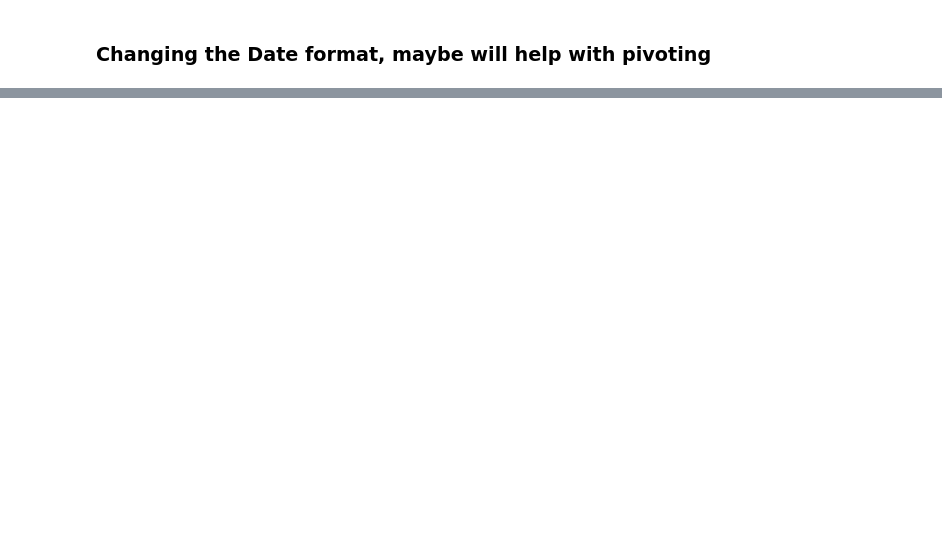
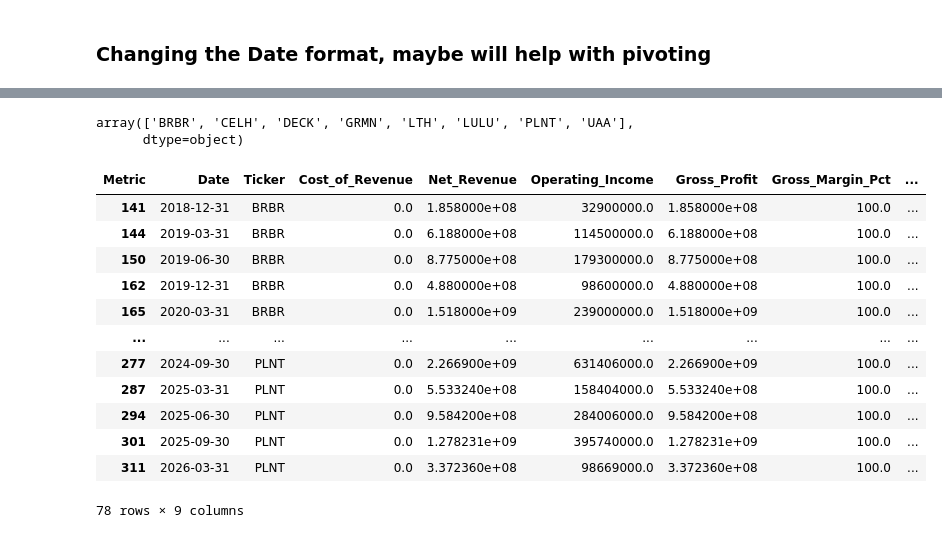
Before and after one commit to nickjung0526/Gymflation-Project, a Jupyter notebook: ProjectSEC.ipynb, the cells around one changed output, grey strips where cells are left out. Cells and saved outputs as stored; diff of their text form; code cells hidden in the pictures; blank space fills up the shorter version.

```diff
--- a/ProjectSEC.ipynb
+++ b/ProjectSEC.ipynb
@@ -166,0 +199,14 @@ df_clean.head()
+# %%
+df_clean = df_clean.sort_values(by= ["Ticker", "Date"])
+
+## Make sure that all tickers are present
+print(f"These are the unique columns made {df_clean['Ticker'].unique()} \n")
+
+## this is to show the shape
+print(f"This is the messy dataframe {df_pivot.shape} \nThis is the clean dataset {df_clean.shape}. \n")
+
+## Messy DF including the 0 for net revenue
+print(f"This is the Messy data table: \n{df_pivot.head(5)}\n")
+
+## Cleaned DF
+print(f"This is the cleaned data table: \n{df_clean.head(5)}")
@@ -194,0 +247,21 @@ SyntaxError: invalid syntax (4238376967.py, line 1)
+# %%
+df_clean["Ticker"].unique()
+# %% [output]
+array(['BRBR', 'CELH', 'DECK', 'GRMN', 'LTH', 'LULU', 'PLNT', 'UAA'],
+      dtype=object)
+# %%
+df_clean[df_clean['Cost_of_Revenue'] == 0]
+# %% [output]
+| Metric | Date | Ticker | Cost_of_Revenue | Net_Revenue | Operating_Income | Gross_Profit | Gross_Margin_Pct | ... |
+| 141 | 2018-12-31 | BRBR | 0.0 | 1.858000e+08 | 32900000.0 | 1.858000e+08 | 100.0 | ... |
+| 144 | 2019-03-31 | BRBR | 0.0 | 6.188000e+08 | 114500000.0 | 6.188000e+08 | 100.0 | ... |
+| 150 | 2019-06-30 | BRBR | 0.0 | 8.775000e+08 | 179300000.0 | 8.775000e+08 | 100.0 | ... |
+| 162 | 2019-12-31 | BRBR | 0.0 | 4.880000e+08 | 98600000.0 | 4.880000e+08 | 100.0 | ... |
+| 165 | 2020-03-31 | BRBR | 0.0 | 1.518000e+09 | 239000000.0 | 1.518000e+09 | 100.0 | ... |
+| ... | ... | ... | ... | ... | ... | ... | ... | ... |
+| 277 | 2024-09-30 | PLNT | 0.0 | 2.266900e+09 | 631406000.0 | 2.266900e+09 | 100.0 | ... |
+| 287 | 2025-03-31 | PLNT | 0.0 | 5.533240e+08 | 158404000.0 | 5.533240e+08 | 100.0 | ... |
+| 294 | 2025-06-30 | PLNT | 0.0 | 9.584200e+08 | 284006000.0 | 9.584200e+08 | 100.0 | ... |
+| 301 | 2025-09-30 | PLNT | 0.0 | 1.278231e+09 | 395740000.0 | 1.278231e+09 | 100.0 | ... |
+| 311 | 2026-03-31 | PLNT | 0.0 | 3.372360e+08 | 98669000.0 | 3.372360e+08 | 100.0 | ... |
+78 rows × 9 columns
```
Also changed, not shown: parts of 28 cells of this notebook.
